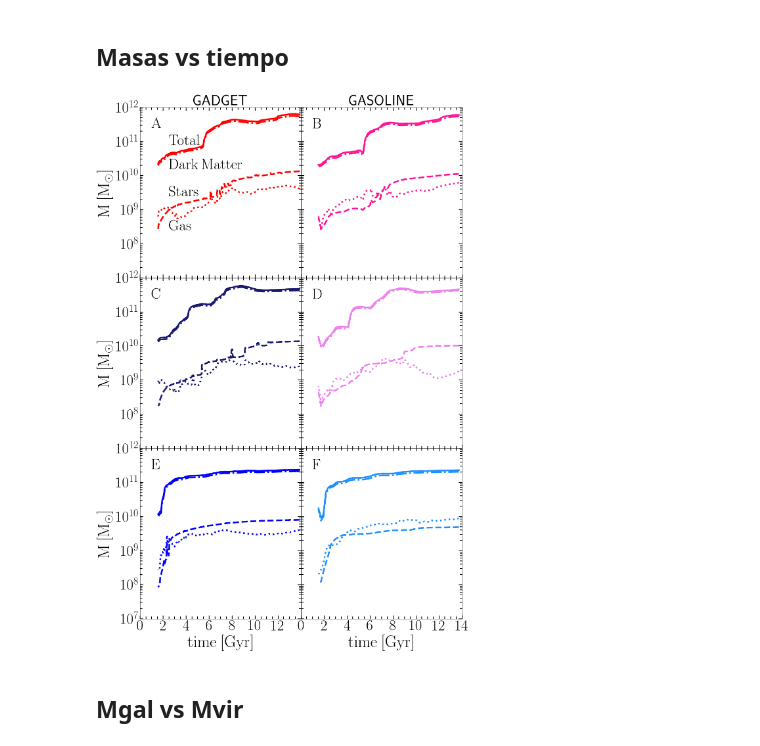
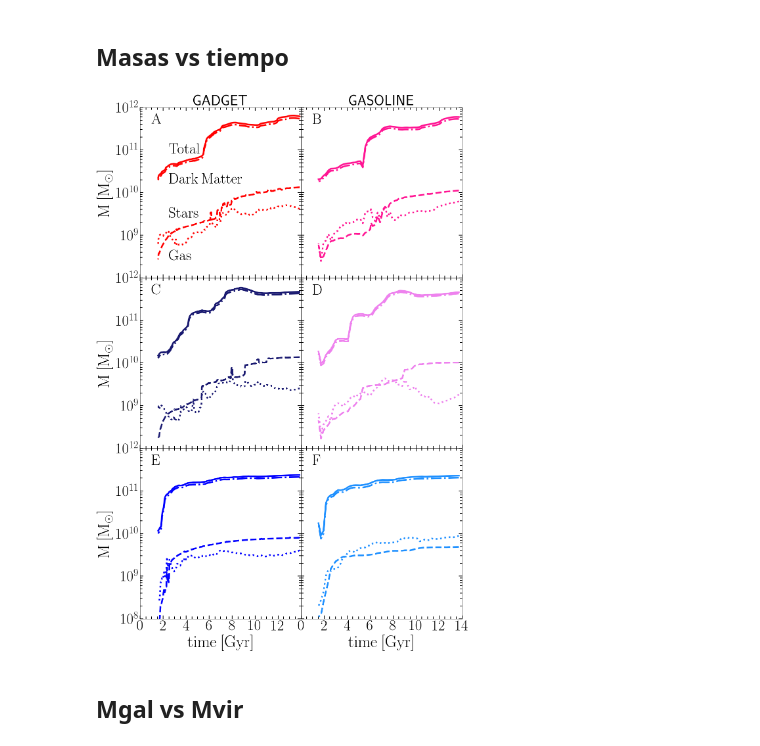
Before and after one commit to ornemarioni/Barras_GdGs, a Jupyter notebook: Barras_Gd/programs/Massvstime_simulaciones.ipynb, the cells around one changed output. Drawn from its saved outputs; the diff is of its cells as text; code cells hidden in the pictures.

```diff
--- a/Barras_Gd/programs/Massvstime_simulaciones.ipynb
+++ b/Barras_Gd/programs/Massvstime_simulaciones.ipynb
@@ -290,15 +290,15 @@ ax[0,0].set_ylabel(r'$\mathrm{M\:[M_{\odot}]}$', fontsize=50)
 ax[0,0].set_xticks([0,2,4,6,8,10,12,14])
 ax[0,0].set_xticklabels([])
 ax[0,0].set_yscale('log')
-ax[0,0].set_yticks([1e8,1e9,1e10,1e11,1e12])
-ax[0,0].set_ylim(1e7,1e12)
+ax[0,0].set_yticks([1e9,1e10,1e11,1e12])
+ax[0,0].set_ylim(1e8,1e12)
 ax[0,0].set_xlim(0,14)
 ax[0,0].minorticks_on()
 ax[0,0].tick_params( labelsize=45)
 ax[0,0].tick_params('both', length=7, width=2, which='minor', direction='in', right='on',top='on')
 ax[0,0].tick_params('both', length=10, width=2,which='major', direction='in', right='on',top='on')
 
-ax[0,0].text(1, 10**11.5, '$\mathrm{A}$', fontsize=45, color='k', ha='left', va='center')
+ax[0,0].text(1, 10**11.7, '$\mathrm{A}$', fontsize=45, color='k', ha='left', va='center')
 ax[0,0].text(2.5, 10**11, '$\mathrm{Total}$', fontsize=45, color='k', ha='left', va='center')
 ax[0,0].text(2.5, 10**10.3, '$\mathrm{Dark\:Matter}$', fontsize=45, color='k', ha='left', va='center')
 ax[0,0].text(2.5, 10**9.5, '$\mathrm{Stars}$', fontsize=45, color='k', ha='left', va='center')
@@ -315,8 +315,8 @@ ax[0,1].plot(time_M31gs ,Mvir_M31gs,'-', lw=5, color='deeppink')
 ax[0,1].set_xticks([0,2,4,6,8,10,12,14])
 ax[0,1].set_xticklabels([])
 ax[0,1].set_yscale('log')
-ax[0,1].set_yticks([1e7,1e8,1e9,1e10,1e11,1e12])
-ax[0,1].set_ylim(1e7,1e12)
+ax[0,1].set_yticks([1e8,1e9,1e10,1e11,1e12])
+ax[0,1].set_ylim(1e8,1e12)
 ax[0,1].set_yticklabels([])
 # ax[0,0].set_ylim(0,0.5)
 ax[0,1].set_xlim(0,14)
@@ -325,7 +325,7 @@ ax[0,1].tick_params( labelsize=45)
 ax[0,1].tick_params('both', length=7, width=2, which='minor', direction='in', right='on',top='on')
 ax[0,1].tick_params('both', length=10, width=2,which='major', direction='in', right='on',top='on')
 
-ax[0,1].text(1, 10**11.5, '$\mathrm{B}$', fontsize=45, color='k', ha='left', va='center')
+ax[0,1].text(1, 10**11.7, '$\mathrm{B}$', fontsize=45, color='k', ha='left', va='center')
 ax[0,1].set_title('GASOLINE', loc='center', fontsize=45)
 
 # #---------------------------------------------------------
@@ -338,8 +338,8 @@ ax[1,0].plot(time_MWgd ,Mvir_MWgd,'-', lw=5, color='midnightblue')
 ax[1,0].set_xticks([0,2,4,6,8,10,12,14])
 ax[1,0].set_xticklabels([])
 ax[1,0].set_yscale('log')
-ax[1,0].set_yticks([1e8,1e9,1e10,1e11,1e12])
-ax[1,0].set_ylim(1e7,1e12)
+ax[1,0].set_yticks([1e9,1e10,1e11,1e12])
+ax[1,0].set_ylim(1e8,1e12)
 # ax[1,0].set_yticklabels([])
 ax[1,0].set_ylabel(r'$\mathrm{M\:[M_{\odot}]}$', fontsize=50)
 ax[1,0].set_xlim(0,14)
@@ -348,7 +348,7 @@ ax[1,0].tick_params( labelsize=45)
 ax[1,0].tick_params('both', length=7, width=2,which='minor', direction='in', right='on',top='on')
 ax[1,0].tick_params('both', length=10, width=2,which='major', direction='in', right='on',top='on')
 
-ax[1,0].text(1, 10**11.5, '$\mathrm{C}$', fontsize=45, color='k', ha='left', va='center')
+ax[1,0].text(1, 10**11.7, '$\mathrm{C}$', fontsize=45, color='k', ha='left', va='center')
 
 
 # # #---------------------------------------------------------------------------------------
@@ -360,8 +360,8 @@ ax[1,1].plot(time_MWgs ,Mvir_MWgs,'-', lw=5, color='violet')
 ax[1,1].set_xticks([0,2,4,6,8,10,12,14])
 ax[1,1].set_xticklabels([])
 ax[1,1].set_yscale('log')
-ax[1,1].set_yticks([1e7,1e8,1e9,1e10,1e11,1e12])
-ax[1,1].set_ylim(1e7,1e12)
+ax[1,1].set_yticks([1e8,1e9,1e10,1e11,1e12])
+ax[1,1].set_ylim(1e8,1e12)
 ax[1,1].set_yticklabels([])
 # ax[1,1].set_xlabel(r'$time\:[Gyr]$', fontsize=40)
 ax[1,1].set_xlim(0,14)
@@ -370,7 +370,7 @@ ax[1,1].tick_params( labelsize=45)
 ax[1,1].tick_params('both', length=7, width=2, which='minor', direction='in', right='on',top='on')
 ax[1,1].tick_params('both', length=10, width=2,which='major', direction='in', right='on',top='on')
 
-ax[1,1].text(1, 10**11.5, '$\mathrm{D}$', fontsize=45, color='k', ha='left', va='center')
+ax[1,1].text(1, 10**11.7, '$\mathrm{D}$', fontsize=45, color='k', ha='left', va='center')
 
 # #---------------------------------------------------------
 
@@ -381,45 +381,45 @@ ax[2,0].plot(time_M33gd ,Mdrk_M33gd,'-.', lw=5, color='b')
 ax[2,0].plot(time_M33gd ,Mvir_M33gd,'-', lw=5, color='b')
 ax[2,0].set_xticks([0,2,4,6,8,10,12])
 ax[2,0].set_yscale('log')
-ax[2,0].set_yticks([1e7,1e8,1e9,1e10,1e11,1e12])
-ax[2,0].set_ylim(1e7,1e12)
+ax[2,0].set_yticks([1e8,1e9,1e10,1e11,1e12])
+ax[2,0].set_ylim(1e8,1e12)
 # ax[2,0].set_yticklabels([])
 ax[2,0].set_ylabel(r'$\mathrm{M\:[M_{\odot}]}$', fontsize=50)
 ax[2,0].set_xlabel(r'$\mathrm{time\:[Gyr]}$', fontsize=50)
 ax[2,0].set_xlim(0,14)
 ax[2,0].minorticks_on()
 ax[2,0].tick_params( labelsize=45)
 ax[2,0].tick_params('both', length=7, width=2,which='minor', direction='in', right='on',top='on')
 ax[2,0].tick_params('both', length=10, width=2,which='major', direction='in', right='on',top='on')
 
-ax[2,0].text(1, 10**11.5, '$\mathrm{E}$', fontsize=45, color='k', ha='left', va='center')
+ax[2,0].text(1, 10**11.7, '$\mathrm{E}$', fontsize=45, color='k', ha='left', va='center')
 
 
 # # #---------------------------------------------------------------------------------------
 # # ax4=fig.add_subplot(224)
 ax[2,1].plot(time_M33gs ,Mgal_M33gs,'--', lw=5, color='dodgerblue')
 ax[2,1].plot(time_M33gs ,Mgas_M33gs,':', lw=5, color='dodgerblue')
 ax[2,1].plot(time_M33gs ,Mdrk_M33gs,'-.', lw=5, color='dodgerblue')
 ax[2,1].plot(time_M33gs ,Mvir_M33gs,'-', lw=5, color='dodgerblue')
 ax[2,1].set_xticks([0,2,4,6,8,10,12,14])
 ax[2,1].set_yscale('log')
-ax[2,1].set_yticks([1e7,1e8,1e9,1e10,1e11,1e12])
-ax[2,1].set_ylim(1e7,1e12)
+ax[2,1].set_yticks([1e8,1e9,1e10,1e11,1e12])
+ax[2,1].set_ylim(1e8,1e12)
 ax[2,1].set_yticklabels([])
 ax[2,1].set_xlabel(r'$\mathrm{time\:[Gyr]}$', fontsize=50)
 ax[2,1].set_xlim(0,14)
 ax[2,1].minorticks_on()
 ax[2,1].tick_params( labelsize=45)
 ax[2,1].tick_params('both', length=7, width=2, which='minor', direction='in', right='on',top='on')
 ax[2,1].tick_params('both', length=10, width=2,which='major', direction='in', right='on',top='on')
 
-ax[2,1].text(1, 10**11.5, '$\mathrm{F}$', fontsize=45, color='k', ha='left', va='center')
+ax[2,1].text(1, 10**11.7, '$\mathrm{F}$', fontsize=45, color='k', ha='left', va='center')
 
 # fig.savefig('/home/ornela/overleaf/13216980csjxswjndpmj/Mass_time.pdf', dpi = 100, xxbox_inches='tight')
 fig.savefig('/home/omarioni/Barras_GdGs/Barras_Gd/_imagenes/Mass_time.pdf', dpi = 100, xxbox_inches='tight')
 plt.show()
 # %% [output]
-[figure, old version]
+[figure, new version]
 # %% [markdown]
 ## Mgal vs Mvir
 # %%
```
Also changed, not shown: 4 other files.
